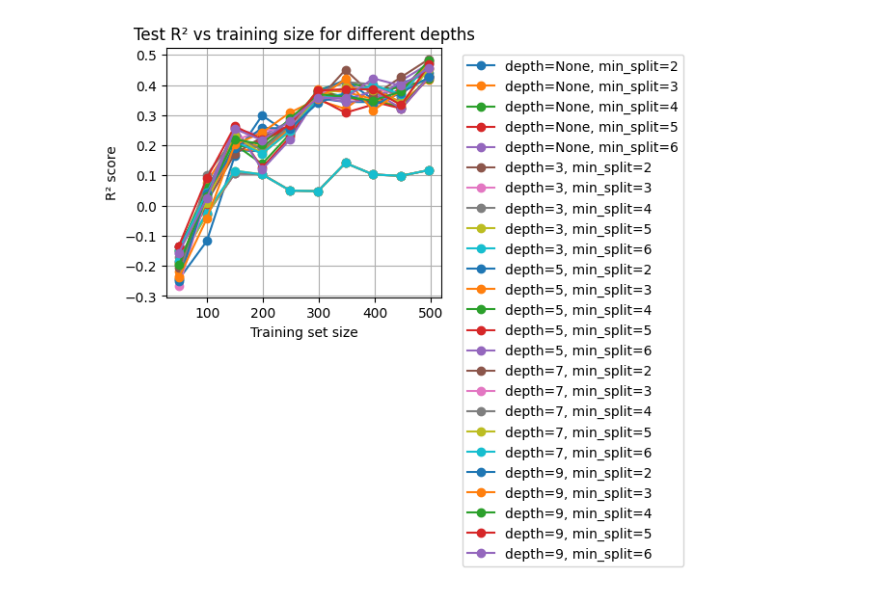
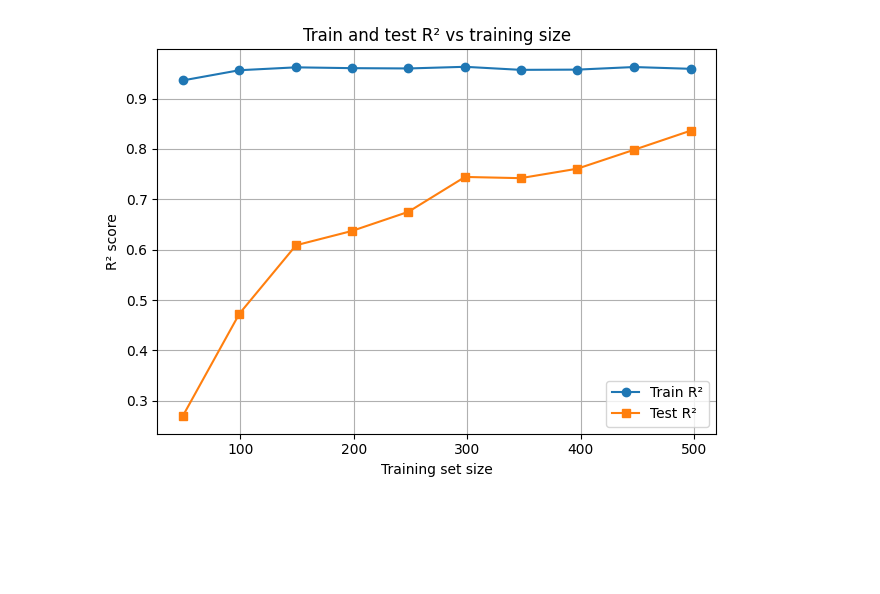
Before and after one commit to iPokrZ/CT4101-Assignment2, a Jupyter notebook: Assignment2.ipynb, the cells around one changed output. Saved outputs shown, nothing was run; the diff lists cells and outputs as text; code cells hidden in the pictures; blank space fills up the shorter version.

```diff
--- a/Assignment2.ipynb
+++ b/Assignment2.ipynb
@@ -275,50 +329,51 @@ import seaborn as sns
 from sklearn.metrics import classification_report, accuracy_score
 
 
 # Import training data
 training_data = pd.read_csv('steel.csv')
 X_training = training_data[['normalising_temperature', 'tempering_temperature', 'percent_silicon', 'percent_chromium', 'percent_copper',
                             'percent_nickel', 'percent_sulphur', 'percent_carbon', 'percent_manganese']]
 Y_training = training_data['tensile_strength']
 # print(X_training)
 # print(Y_training)
 
 # Choose error metrics:
 scoring = {
     'r2': 'r2',
     'mse': 'neg_mean_squared_error',
 }
 
 depth = [None, 3, 5, 7, 9]
 samples_to_split = [2,3,4,5,6]
 
-for d in depth:
-    for s in samples_to_split:
-        # Train our model with the training data
-        regressor = DecisionTreeRegressor(random_state=0, max_depth=d, min_samples_split=s)
+# Train our model with the training data
+regressor = DecisionTreeRegressor(random_state=0, max_depth=9, min_samples_split=6)
+model = make_pipeline(StandardScaler(), regressor)
+kf = KFold(n_splits=10, shuffle=True, random_state=0)
 
-        train_sizes, train_scores, test_scores = learning_curve(
-        regressor,
-        X_training,
-        Y_training,
-        cv=10,
-        scoring="r2",        # or "neg_mean_squared_error"
-        train_sizes=np.linspace(0.1, 1.0, 10),
-        shuffle=True,
-        random_state=0)
+train_sizes, train_scores, test_scores = learning_curve(
+    model,
+    X_training,
+    Y_training,
+    cv=kf,
+    scoring="r2",
+    train_sizes=np.linspace(0.1, 1.0, 10),
+    shuffle=True,
+    random_state=0
+)
 
+train_mean = train_scores.mean(axis=1)
+test_mean = test_scores.mean(axis=1)
 
-        test_mean = test_scores.mean(axis=1)
-        label = f"depth={d}, min_split={s}"
-        plt.plot(train_sizes, test_mean, marker='o', label=label)
-
+plt.plot(train_sizes, train_mean, marker='o', label="Train R²")
+plt.plot(train_sizes, test_mean, marker='s', label="Test R²")
 
 plt.xlabel("Training set size")
 plt.ylabel("R² score")
-plt.title("Test R² vs training size for different depths")
+plt.title("Train and test R² vs training size")
 plt.grid(True)
-plt.legend(bbox_to_anchor=(1.05, 1), loc="upper left")
+plt.legend()
 plt.tight_layout()
 plt.show()
 # %% [output]
-[figure, old version]
+[figure, new version]
```
Also changed, not shown: parts of 3 cells of this notebook.
